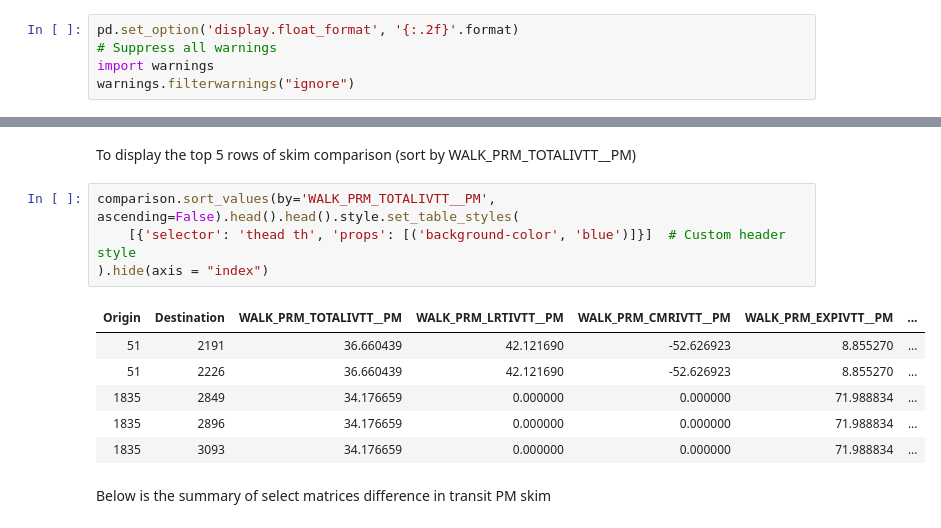
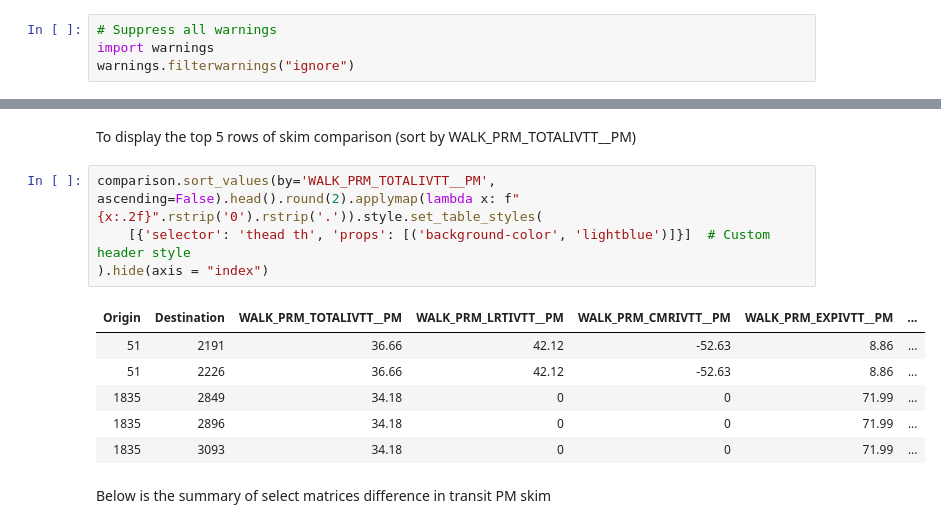
Before and after one commit to SANDAG/EMME-Version-Comparison, a Jupyter notebook: notebooks/TransitSkimPM_compare.ipynb, the cells around one changed output, grey strips where cells are left out. Drawn from its saved outputs; the diff is of its cells as text.

```diff
--- a/notebooks/TransitSkimPM_compare.ipynb
+++ b/notebooks/TransitSkimPM_compare.ipynb
@@ -18,5 +17,4 @@ import pandas as pd
 # %%
-pd.set_option('display.float_format', '{:.2f}'.format)
 # Suppress all warnings
 import warnings
 warnings.filterwarnings("ignore")
@@ -80,15 +94,15 @@ RMSE: 1.3282
 # %% [markdown]
 To display the top 5 rows of skim comparison (sort by WALK_PRM_TOTALIVTT__PM)
 # %%
-comparison.sort_values(by='WALK_PRM_TOTALIVTT__PM', ascending=False).head().head().style.set_table_styles(
-    [{'selector': 'thead th', 'props': [('background-color', 'blue')]}]  # Custom header style
+comparison.sort_values(by='WALK_PRM_TOTALIVTT__PM', ascending=False).head().round(2).applymap(lambda x: f"{x:.2f}".rstrip('0').rstrip('.')).style.set_table_styles(
+    [{'selector': 'thead th', 'props': [('background-color', 'lightblue')]}]  # Custom header style
 ).hide(axis = "index")
 # %% [output]
 | Origin | Destination | WALK_PRM_TOTALIVTT__PM | WALK_PRM_LRTIVTT__PM | WALK_PRM_CMRIVTT__PM | WALK_PRM_EXPIVTT__PM | ... |
-| 51 | 2191 | 36.660439 | 42.121690 | -52.626923 | 8.855270 | ... |
-| 51 | 2226 | 36.660439 | 42.121690 | -52.626923 | 8.855270 | ... |
-| 1835 | 2849 | 34.176659 | 0.000000 | 0.000000 | 71.988834 | ... |
-| 1835 | 2896 | 34.176659 | 0.000000 | 0.000000 | 71.988834 | ... |
-| 1835 | 3093 | 34.176659 | 0.000000 | 0.000000 | 71.988834 | ... |
+| 51 | 2191 | 36.66 | 42.12 | -52.63 | 8.86 | ... |
+| 51 | 2226 | 36.66 | 42.12 | -52.63 | 8.86 | ... |
+| 1835 | 2849 | 34.18 | 0 | 0 | 71.99 | ... |
+| 1835 | 2896 | 34.18 | 0 | 0 | 71.99 | ... |
+| 1835 | 3093 | 34.18 | 0 | 0 | 71.99 | ... |
 # %% [markdown]
 Below is the summary of select matrices difference in transit PM skim
```
Also changed, not shown: parts of 18 cells of this notebook, 58 other files.
